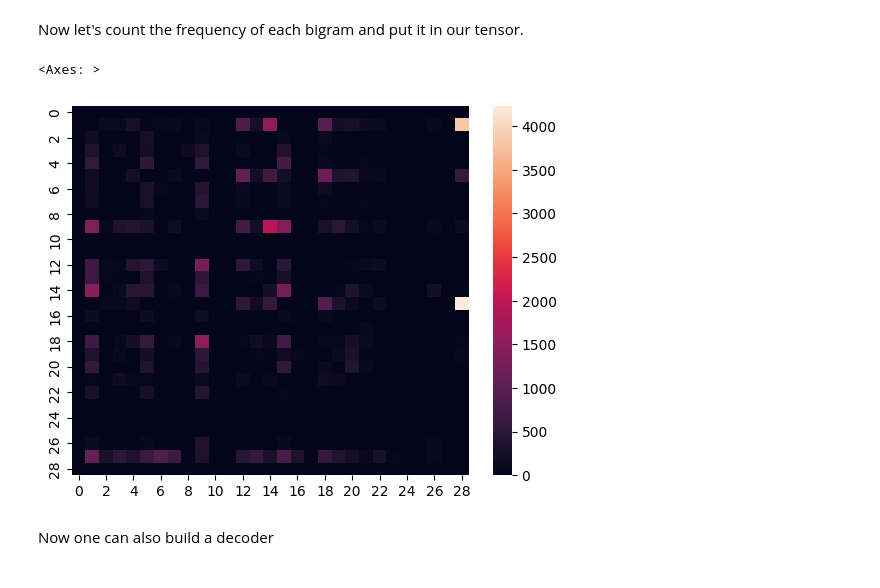
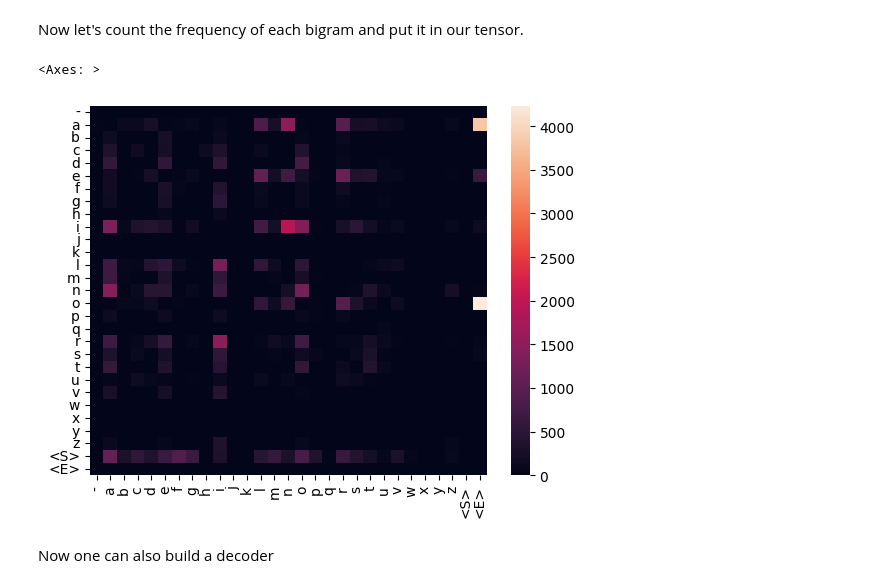
Before and after one commit to ludovicaisa/Physics_Unibo, a Jupyter notebook: src/Models_and_Numerical_Methods/bigrams.ipynb, the cells around one changed output. Drawn from its saved outputs; the diff is of its cells as text; code cells hidden in the pictures.

```diff
--- a/src/Models_and_Numerical_Methods/bigrams.ipynb
+++ b/src/Models_and_Numerical_Methods/bigrams.ipynb
@@ -149,10 +149,10 @@ for w in words:
 N[28,27] = 1 # <E> <S>
 # %%
 import seaborn as sns
-sns.heatmap(N)
+sns.heatmap(N, xticklabels=chars, yticklabels=chars)
 # %% [output]
 <Axes: >
-[figure, old version]
+[figure, new version]
 # %% [markdown]
 Now one can also build a decoder
 # %%
```
Also changed, not shown: parts of 4 cells of this notebook.
